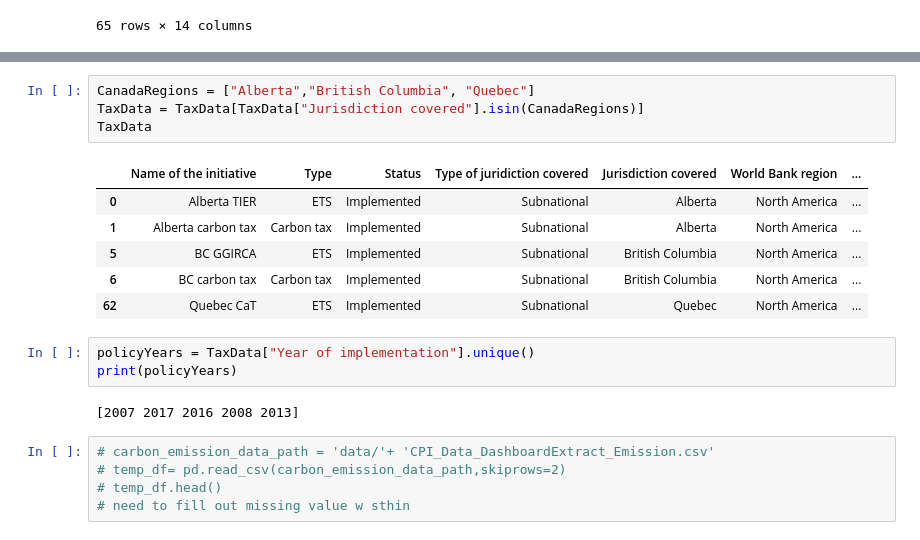
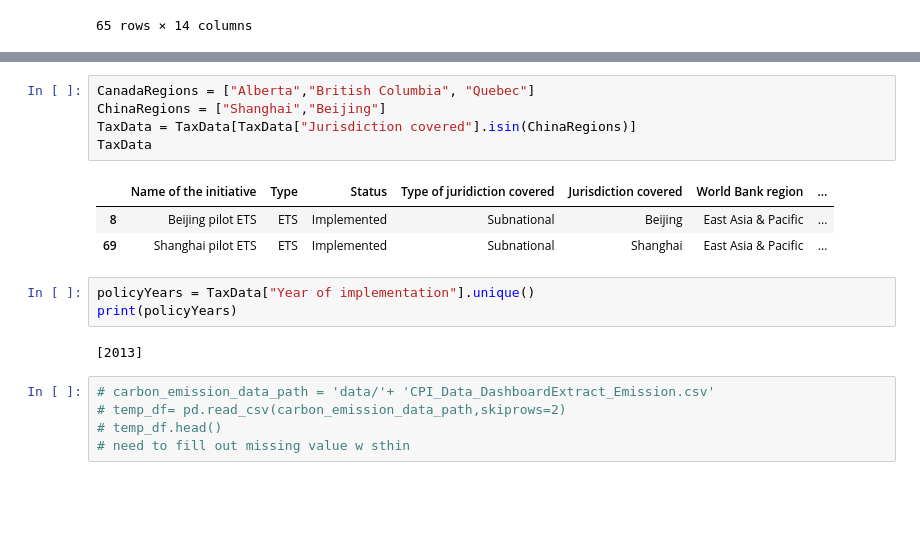
Before and after one commit to NicolasBelair/Challenge4ClimateAction-2021, a Jupyter notebook: Preliminary Analysis.ipynb, the cells around one changed output, grey strips where cells are left out. Drawn from its saved outputs; the diff is of its cells as text; blank space fills up the shorter version.

```diff
--- a/Preliminary Analysis.ipynb
+++ b/Preliminary Analysis.ipynb
@@ -65,20 +65,18 @@ TaxData
 | 92 | Zacatecas carbon tax | Carbon tax | Implemented | Subnational | Zacatecas | Latin America and the Caribbean | ... |
 # %%
 CanadaRegions = ["Alberta","British Columbia", "Quebec"]
-TaxData = TaxData[TaxData["Jurisdiction covered"].isin(CanadaRegions)]
+ChinaRegions = ["Shanghai","Beijing"]
+TaxData = TaxData[TaxData["Jurisdiction covered"].isin(ChinaRegions)]
 TaxData
 # %% [output]
 |  | Name of the initiative | Type | Status | Type of juridiction covered | Jurisdiction covered | World Bank region | ... |
-| 0 | Alberta TIER | ETS | Implemented | Subnational | Alberta | North America | ... |
-| 1 | Alberta carbon tax | Carbon tax | Implemented | Subnational | Alberta | North America | ... |
-| 5 | BC GGIRCA | ETS | Implemented | Subnational | British Columbia | North America | ... |
-| 6 | BC carbon tax | Carbon tax | Implemented | Subnational | British Columbia | North America | ... |
-| 62 | Quebec CaT | ETS | Implemented | Subnational | Quebec | North America | ... |
+| 8 | Beijing pilot ETS | ETS | Implemented | Subnational | Beijing | East Asia & Pacific | ... |
+| 69 | Shanghai pilot ETS | ETS | Implemented | Subnational | Shanghai | East Asia & Pacific | ... |
 # %%
 policyYears = TaxData["Year of implementation"].unique()
 print(policyYears)
 # %% [output]
-[2007 2017 2016 2008 2013]
+[2013]
 # %%
 # carbon_emission_data_path = 'data/'+ 'CPI_Data_DashboardExtract_Emission.csv'
 # temp_df= pd.read_csv(carbon_emission_data_path,skiprows=2)
```
Also changed, not shown: parts of 1 cell of this notebook.
